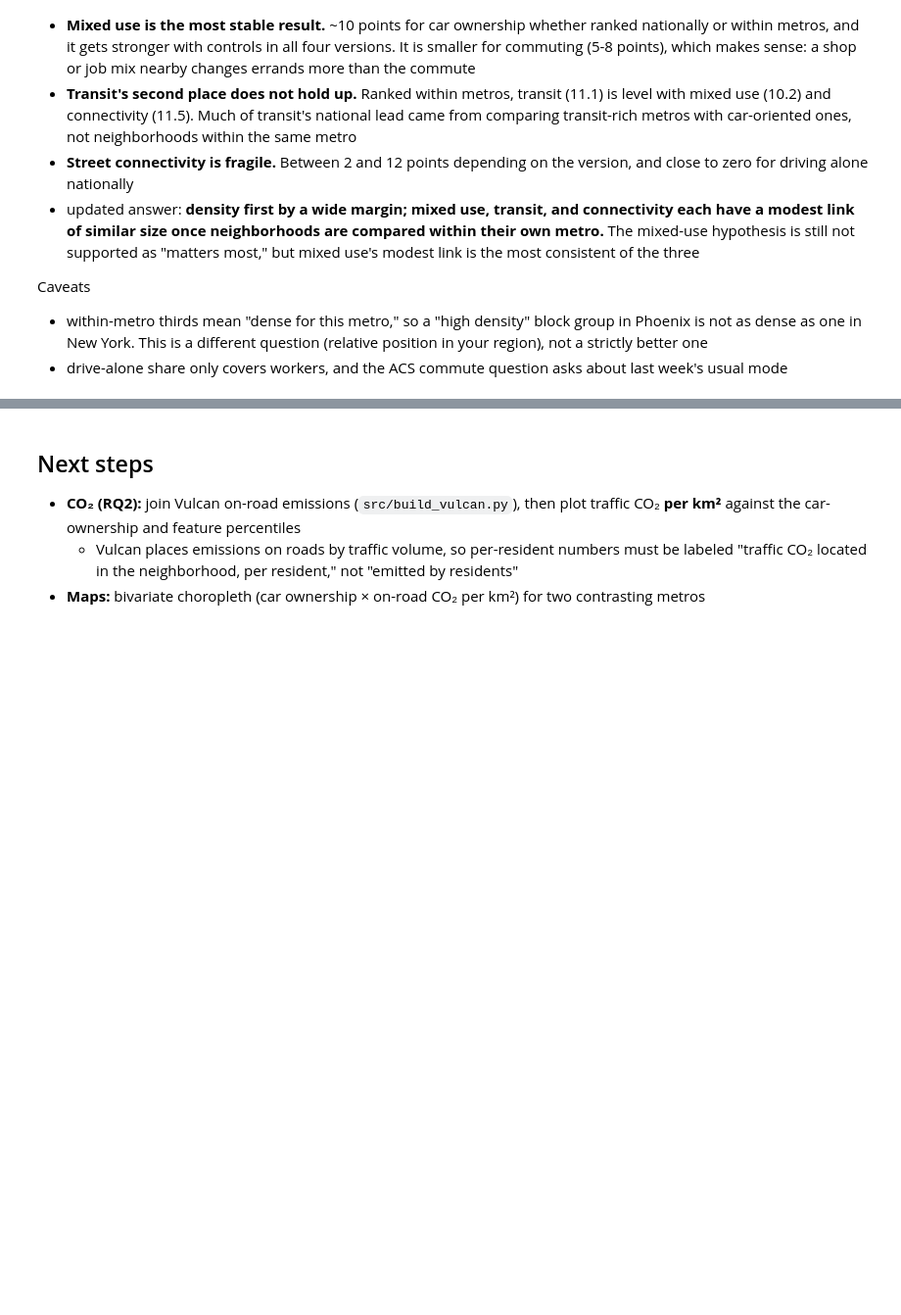
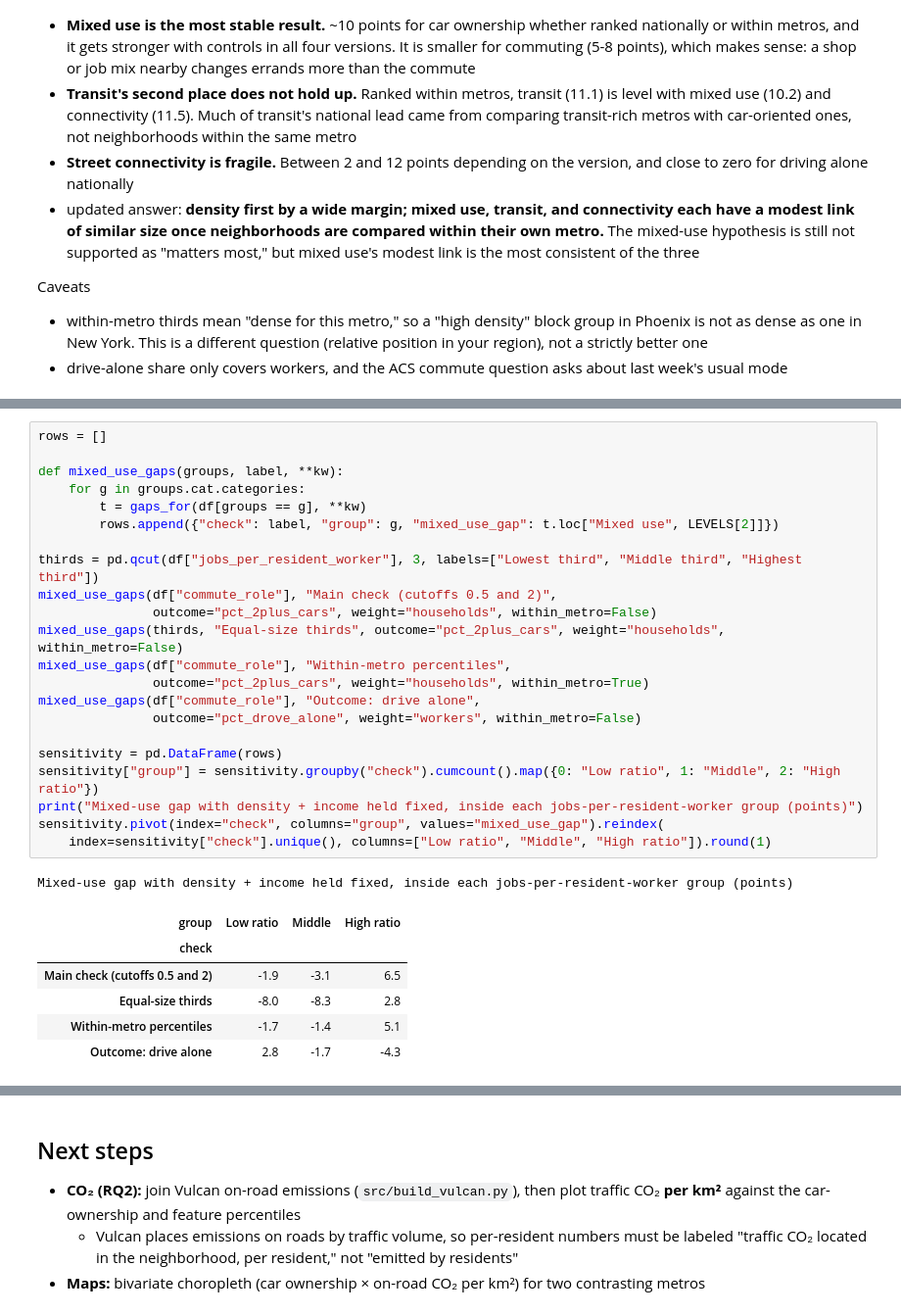
Before and after one commit to schaddha05/DATA23700-Final-Project, a Jupyter notebook: notebooks/01_built_environment_vs_car_ownership.ipynb, the cells around one changed output, grey strips where cells are left out. Shown at 98% size. Drawn from its saved outputs; the diff is of its cells as text; blank space fills up the shorter version.

```diff
--- a/notebooks/01_built_environment_vs_car_ownership.ipynb
+++ b/notebooks/01_built_environment_vs_car_ownership.ipynb
@@ -718,0 +800,30 @@ Caveats
+# %%
+rows = []
+
+def mixed_use_gaps(groups, label, **kw):
+    for g in groups.cat.categories:
+        t = gaps_for(df[groups == g], **kw)
+        rows.append({"check": label, "group": g, "mixed_use_gap": t.loc["Mixed use", LEVELS[2]]})
+
+thirds = pd.qcut(df["jobs_per_resident_worker"], 3, labels=["Lowest third", "Middle third", "Highest third"])
+mixed_use_gaps(df["commute_role"], "Main check (cutoffs 0.5 and 2)",
+               outcome="pct_2plus_cars", weight="households", within_metro=False)
+mixed_use_gaps(thirds, "Equal-size thirds", outcome="pct_2plus_cars", weight="households", within_metro=False)
+mixed_use_gaps(df["commute_role"], "Within-metro percentiles",
+               outcome="pct_2plus_cars", weight="households", within_metro=True)
+mixed_use_gaps(df["commute_role"], "Outcome: drive alone",
+               outcome="pct_drove_alone", weight="workers", within_metro=False)
+
+sensitivity = pd.DataFrame(rows)
+sensitivity["group"] = sensitivity.groupby("check").cumcount().map({0: "Low ratio", 1: "Middle", 2: "High ratio"})
+print("Mixed-use gap with density + income held fixed, inside each jobs-per-resident-worker group (points)")
+sensitivity.pivot(index="check", columns="group", values="mixed_use_gap").reindex(
+    index=sensitivity["check"].unique(), columns=["Low ratio", "Middle", "High ratio"]).round(1)
+# %% [output]
+Mixed-use gap with density + income held fixed, inside each jobs-per-resident-worker group (points)
+| group | Low ratio | Middle | High ratio |
+| check |  |  |  |
+| Main check (cutoffs 0.5 and 2) | -1.9 | -3.1 | 6.5 |
+| Equal-size thirds | -8.0 | -8.3 | 2.8 |
+| Within-metro percentiles | -1.7 | -1.4 | 5.1 |
+| Outcome: drive alone | 2.8 | -1.7 | -4.3 |
```
Also changed, not shown: parts of 9 cells of this notebook, 2 other files.
